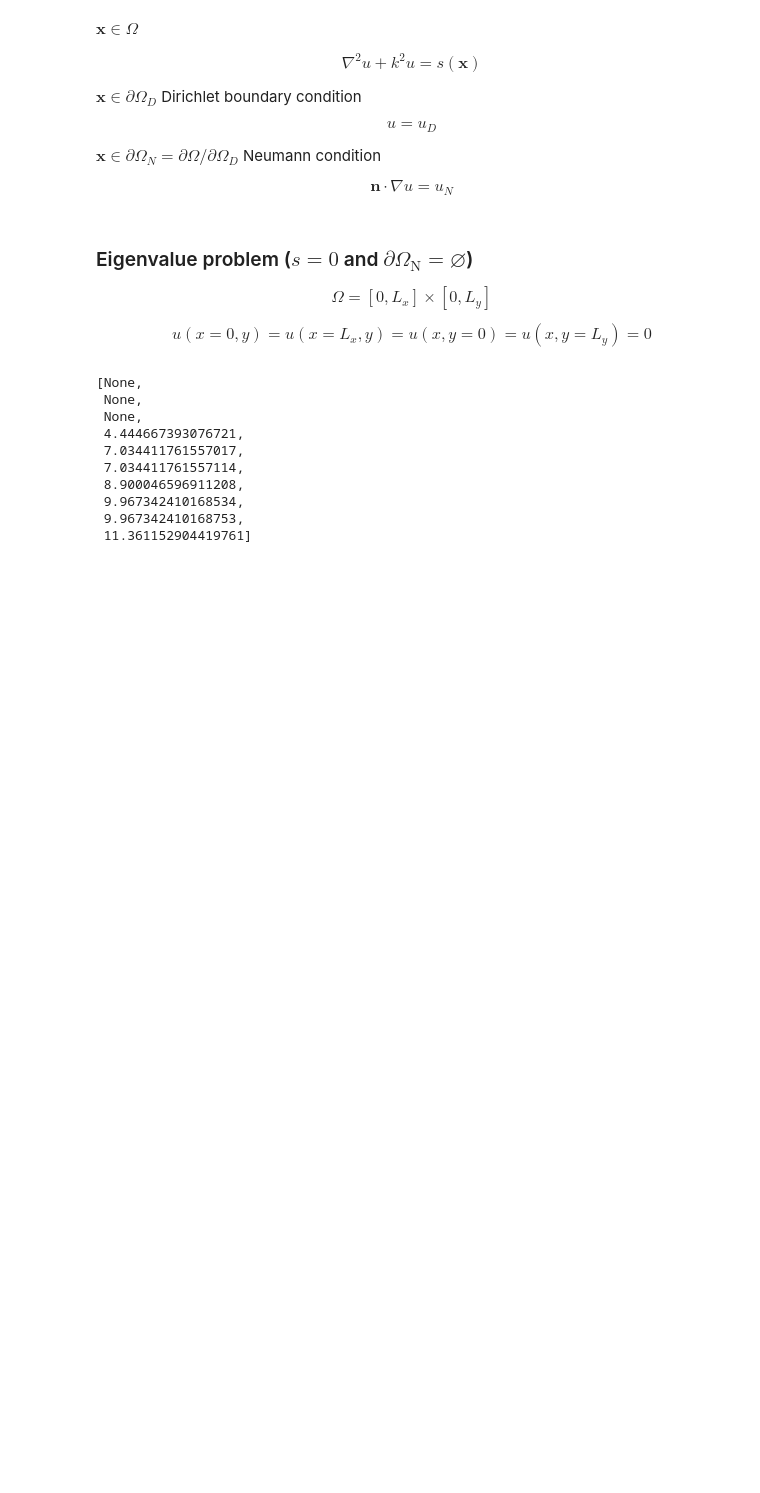
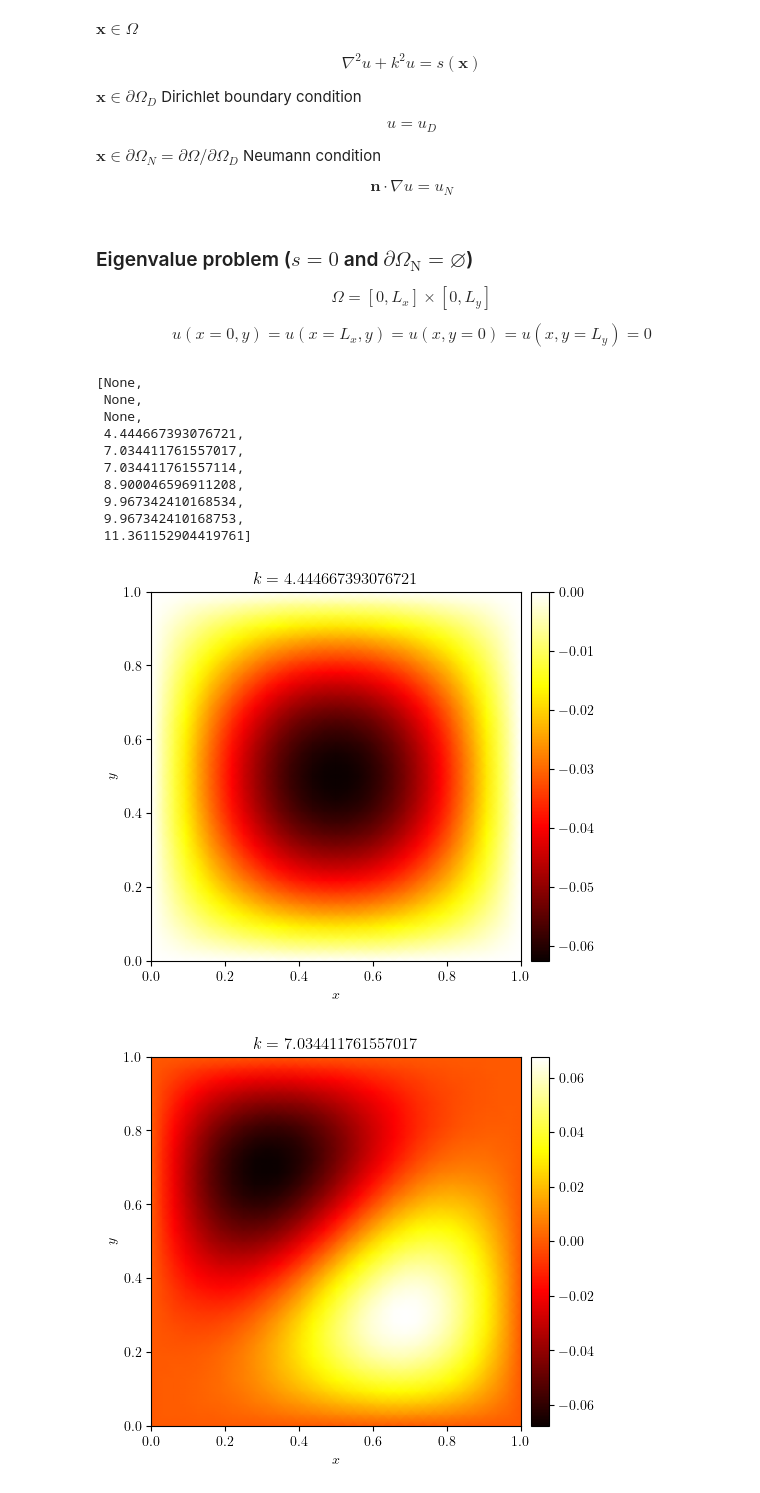
Before and after one commit to george-poole/LUCiFEx, a Jupyter notebook: demo/A13_helmholtz.ipynb, the cells around one changed output. Saved outputs shown, nothing was run; the diff lists cells and outputs as text; code cells hidden in the pictures; blank space fills up the shorter version.

```diff
--- a/demo/A13_helmholtz.ipynb
+++ b/demo/A13_helmholtz.ipynb
@@ -98,5 +98,8 @@ k_values
 # %%
 for k, u in zip(k_values, solver.eigenfunctions):
     if k is not None:
         fig, ax = plot_colormap(u, title=f'$k={k}$')
-        write(fig, f'A13_helmholtz_k={k:.3f}', './figures', pickle=False)
+        write(fig, f'A13_helmholtz_k={k:.3f}', './figures', close=False, pickle=False)
+# %% [output]
+[figure, added]
+[figure, added]
```
Also changed, not shown: parts of 1 cell of this notebook, 12 other files.
